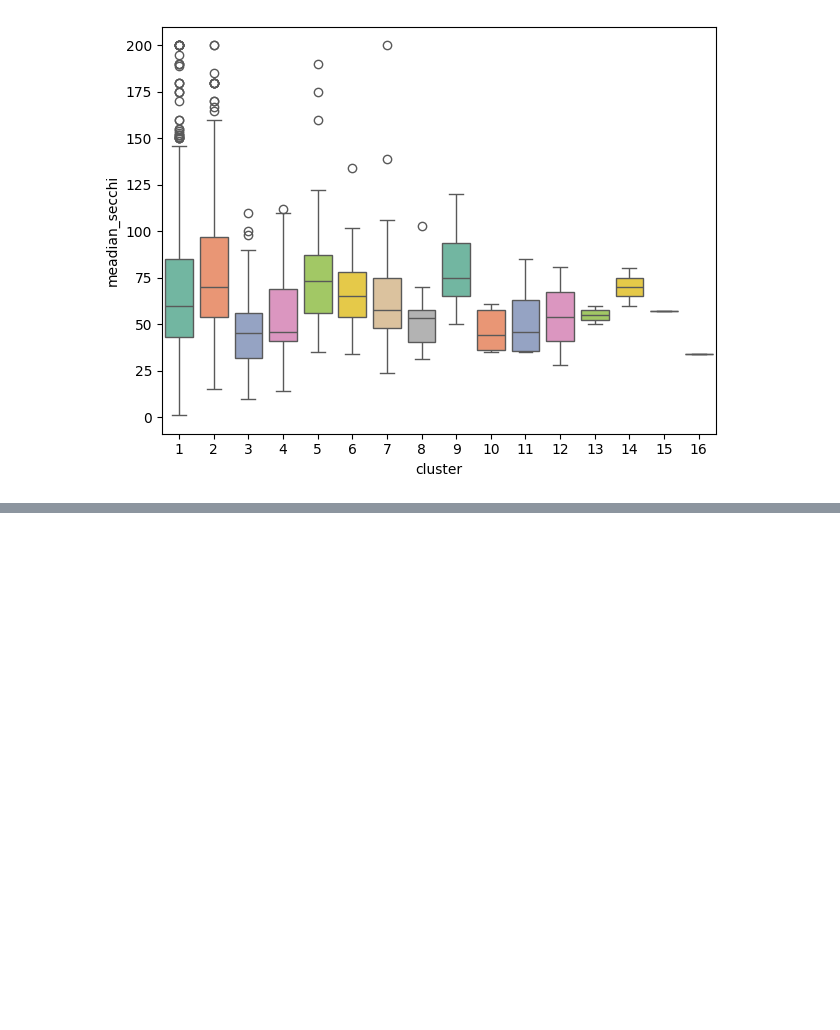
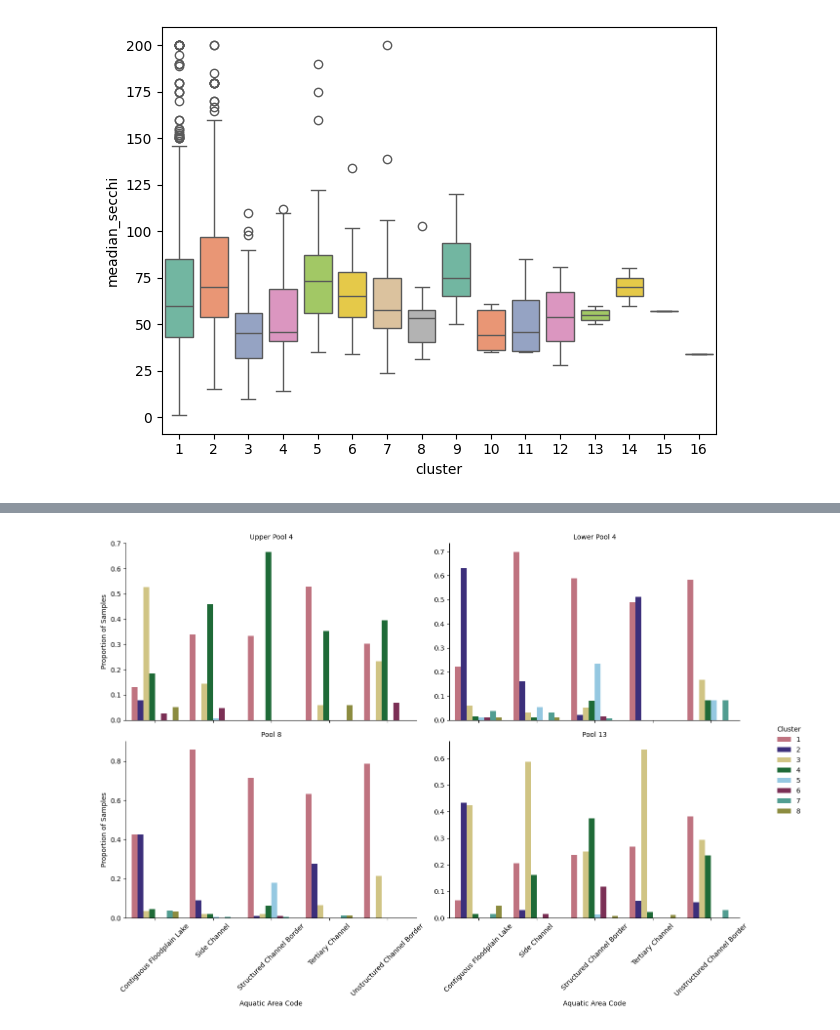
Before and after one commit to jppeirce/ltrm_fish, a Jupyter notebook: 4cluster_exploration.ipynb, the cells around one changed output, grey strips where cells are left out. Saved outputs shown, nothing was run; the diff lists cells and outputs as text; code cells hidden in the pictures; blank space fills up the shorter version.

```diff
--- a/4cluster_exploration.ipynb
+++ b/4cluster_exploration.ipynb
@@ -177,0 +268,52 @@ KeyError: 'AQUA_CODE_AA3'
+# %%
+import tol_colors as tc
+
+# Define clusters to show and pool order
+highlight_clusters = [1, 2, 3, 4, 5, 6, 7, 8]
+pool_order = ["Upper Pool 4", "Lower Pool 4", "Pool 8", "Pool 13"]
+
+# Filter data to only include pools in pool_order and highlight clusters
+df_plot = df_explore[(df_explore['mode_pool'].isin(pool_order)) &
+                      (df_explore['cluster'].isin(highlight_clusters))].copy()
+
+# Calculate proportion of samples in each cluster for each pool and aqua_code combination
+prop_df = (df_plot.groupby(['mode_pool', 'mode_aqua_desc', 'cluster'])
+           .size()
+           .reset_index(name='count'))
+
+# Calculate total samples per pool and aqua_code to get proportions
+totals = prop_df.groupby(['mode_pool', 'mode_aqua_desc'])['count'].transform('sum')
+prop_df['proportion'] = prop_df['count'] / totals
+
+# Set pool as categorical with specified order
+prop_df['mode_pool'] = pd.Categorical(prop_df['mode_pool'], categories=pool_order, ordered=True)
+
+# Set cluster as categorical with numerical order
+prop_df['cluster'] = pd.Categorical(prop_df['cluster'], categories=highlight_clusters, ordered=True)
+
+# Build color palette from tol_colors muted
+CB_PALETTE = tc.muted
+cluster_colors = {c: CB_PALETTE[i % len(CB_PALETTE)] for i, c in enumerate(highlight_clusters)}
+
+# Create FacetGrid
+g = sns.FacetGrid(prop_df, col='mode_pool', col_wrap=2,
+                  height=5, aspect=1.3, sharey=False)
+
+# Plot bars for each facet
+g.map_dataframe(sns.barplot, x='mode_aqua_desc', y='proportion', hue='cluster',
+                palette=cluster_colors, dodge=True, order=sorted(prop_df['mode_aqua_desc'].unique()),
+                hue_order=highlight_clusters)
+
+# Customize
+g.set_axis_labels('Aquatic Area Code', 'Proportion of Samples')
+g.set_titles(col_template='{col_name}')
+g.add_legend(title='Cluster', bbox_to_anchor=(1.02, 0.5), loc='center left')
+
+# Rotate x-axis labels if needed
+for ax in g.axes.flat:
+    ax.tick_params(axis='x', rotation=45)
+
+plt.tight_layout()
+plt.show()
+# %% [output]
+[figure, added]
```
Also changed, not shown: parts of 5 cells of this notebook, 7 other files.
